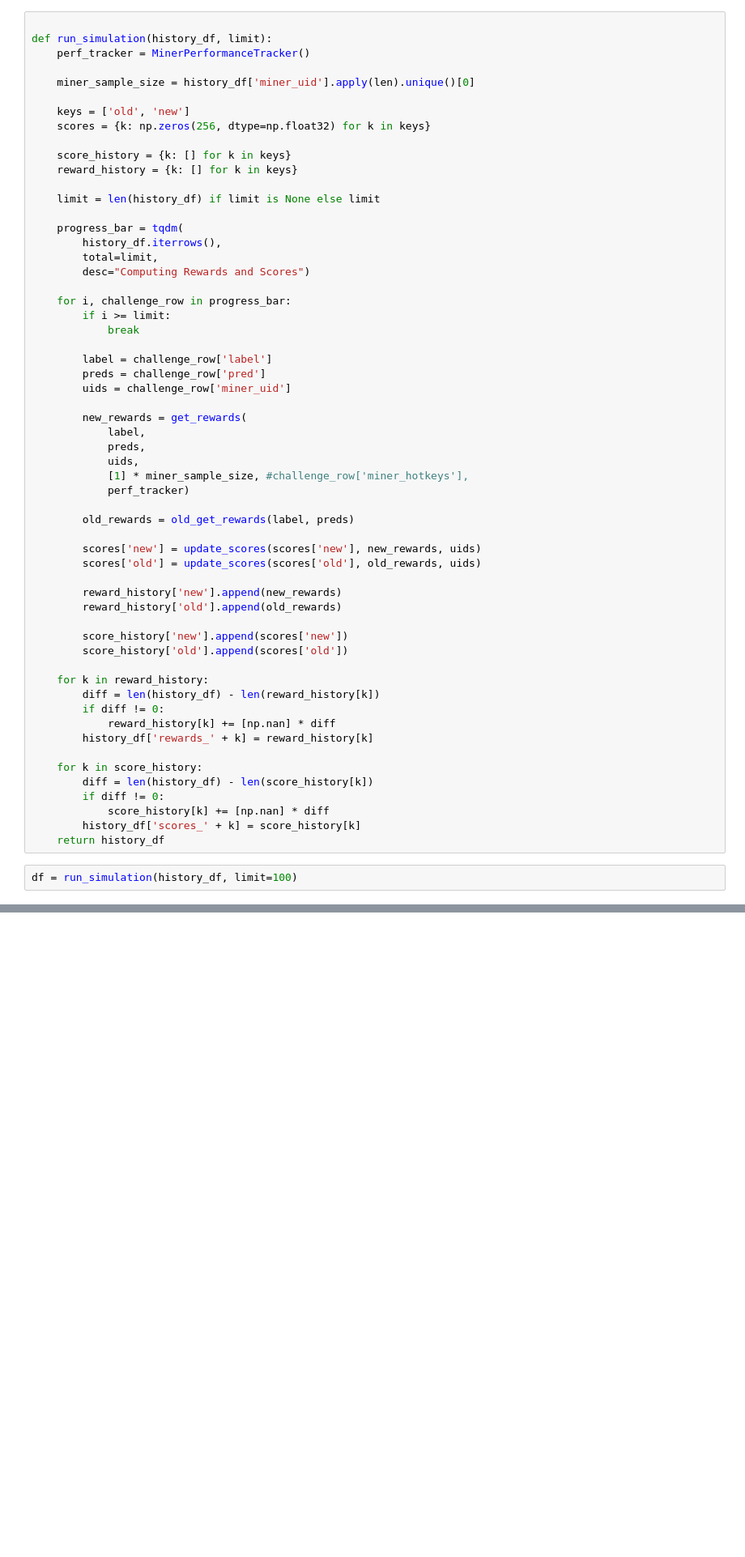
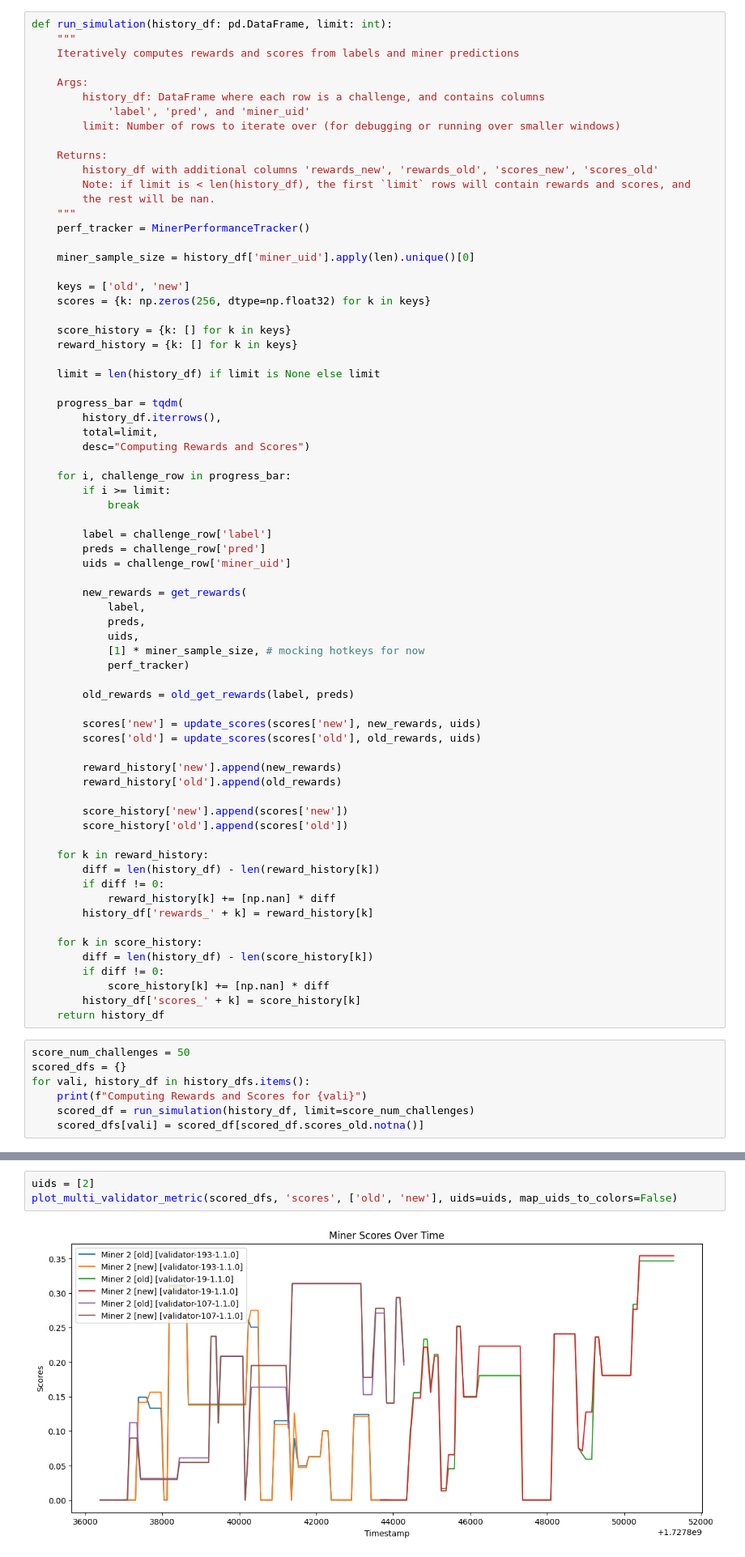
Before and after one commit to BitMind-AI/incentive-simulator, a Jupyter notebook: simulation.ipynb, the cells around one changed output, grey strips where cells are left out. Shown at 81% size. Cells and saved outputs as stored; diff of their text form; blank space fills up the shorter version.

```diff
--- a/simulation.ipynb
+++ b/simulation.ipynb
@@ -24,6 +65,18 @@ Loaded 21 challenges from validator-193-1.1.0 (2024-10-02 21:03:35)
 # %%
+def run_simulation(history_df: pd.DataFrame, limit: int):
+    """
+    Iteratively computes rewards and scores from labels and miner predictions
 
-def run_simulation(history_df, limit):
+    Args:
+        history_df: DataFrame where each row is a challenge, and contains columns
+            'label', 'pred', and 'miner_uid'
+        limit: Number of rows to iterate over (for debugging or running over smaller windows)
+
+    Returns:
+        history_df with additional columns 'rewards_new', 'rewards_old', 'scores_new', 'scores_old'
+        Note: if limit is < len(history_df), the first `limit` rows will contain rewards and scores, and
+        the rest will be nan.
+    """
     perf_tracker = MinerPerformanceTracker()
 
     miner_sample_size = history_df['miner_uid'].apply(len).unique()[0]
@@ -53,7 +106,7 @@ def run_simulation(history_df, limit):
             label,
             preds,
             uids,
-            [1] * miner_sample_size, #challenge_row['miner_hotkeys'],
+            [1] * miner_sample_size, # mocking hotkeys for now
             perf_tracker)
 
         old_rewards = old_get_rewards(label, preds)
@@ -80,4 +133,9 @@ def run_simulation(history_df, limit):
         history_df['scores_' + k] = score_history[k]
     return history_df
 # %%
-df = run_simulation(history_df, limit=100)
+score_num_challenges = 50
+scored_dfs = {}
+for vali, history_df in history_dfs.items():
+    print(f"Computing Rewards and Scores for {vali}")
+    scored_df = run_simulation(history_df, limit=score_num_challenges)
+    scored_dfs[vali] = scored_df[scored_df.scores_old.notna()]
@@ -85,0 +150,5 @@ scored_df = df[df.scores_old.notna()]
+# %%
+uids = [2]
+plot_multi_validator_metric(scored_dfs, 'scores', ['old', 'new'], uids=uids, map_uids_to_colors=False)
+# %% [output]
+[figure, added]
```
Also changed, not shown: parts of 19 cells of this notebook, 3 other files.
